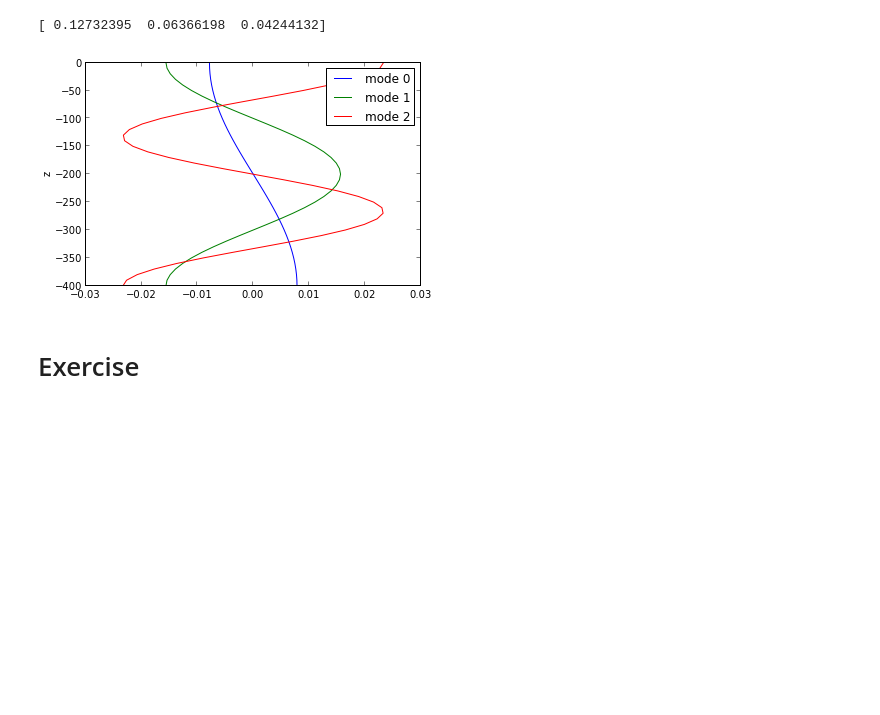
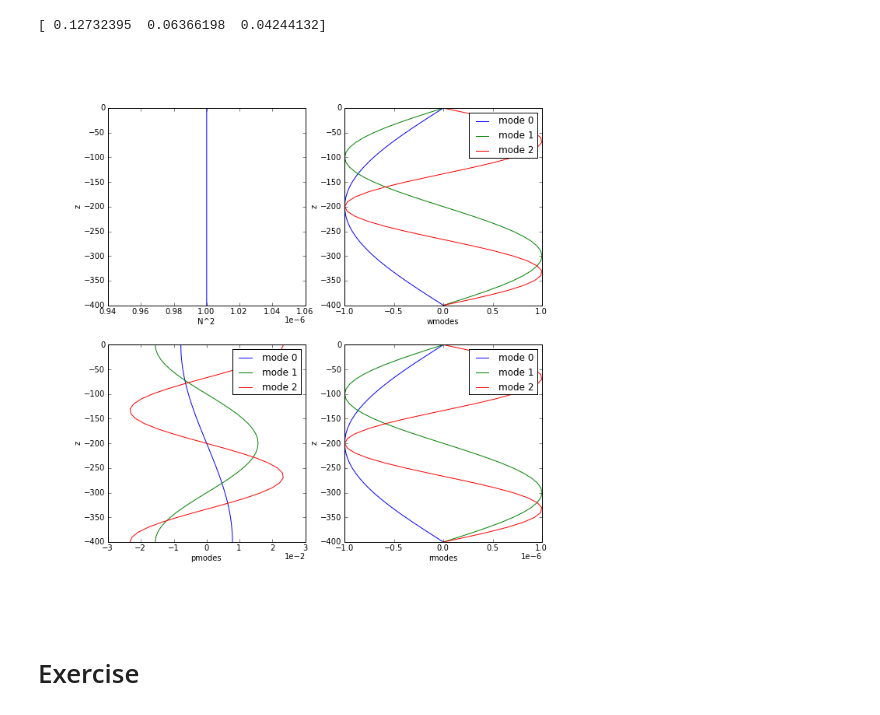
Before and after one commit to UBC-MOAD/AIMS-Workshop, a Jupyter notebook: dynmodes/dynmodes.ipynb, the cells around one changed output. Cells and saved outputs as stored; diff of their text form; code cells hidden in the pictures; blank space fills up the shorter version.

```diff
--- a/dynmodes/dynmodes.ipynb
+++ b/dynmodes/dynmodes.ipynb
@@ -211,10 +230,10 @@ analytical = np.array((const, const / 2, const / 3))
 print analytical
 # %% [output]
 [ 0.12732395  0.06366198  0.04244132]
-# %%
-plot_modes(pmodes, depth)
-# %% [output]
-[figure, removed]
+# %%
+plot_modes(Nsq, depth, 3, wmodes, pmodes, rmodes)
+# %% [output]
+[figure, added]
 # %% [markdown]
 # Exercise #
 # %% [markdown]
```
Also changed, not shown: parts of 4 cells of this notebook.
